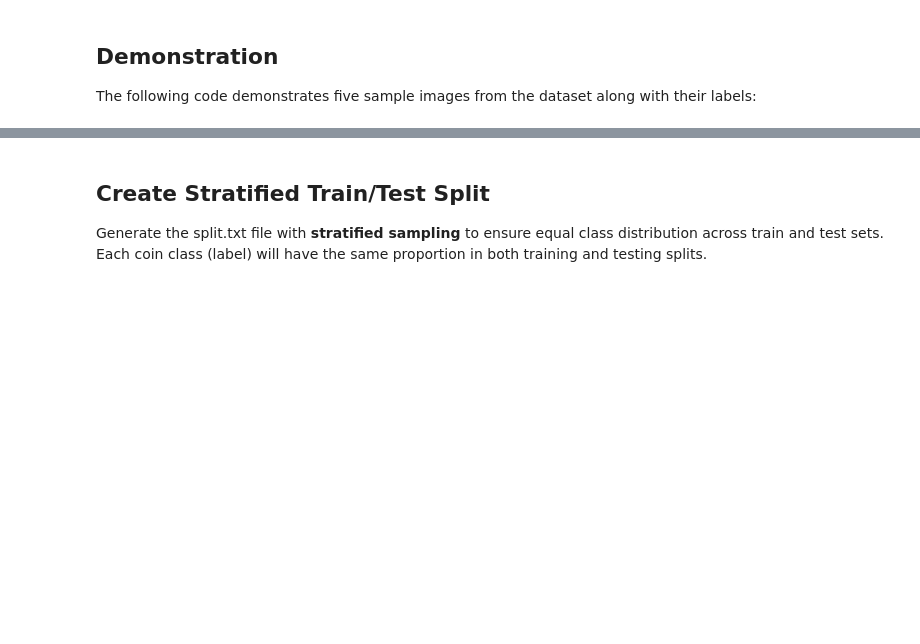
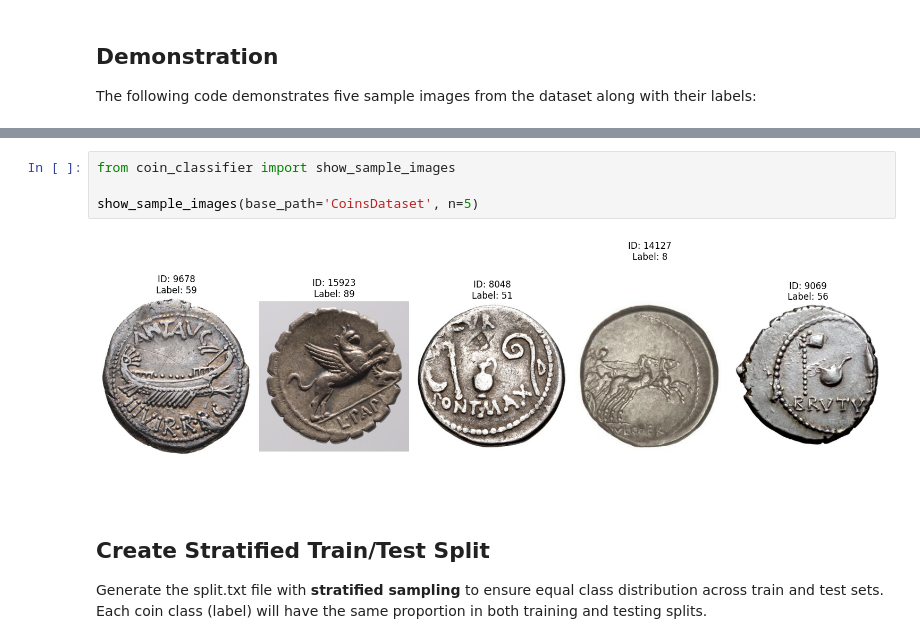
Before and after one commit to zradj/roman-coins-deep-learning, a Jupyter notebook: roman_coins_deep_learning.ipynb, the cells around one changed output, grey strips where cells are left out. Cells and saved outputs as stored; diff of their text form; blank space fills up the shorter version.

```diff
--- a/roman_coins_deep_learning.ipynb
+++ b/roman_coins_deep_learning.ipynb
@@ -228,3 +150,9 @@ plt.show()
+# %%
+from coin_classifier import show_sample_images
+
+show_sample_images(base_path='CoinsDataset', n=5)
+# %% [output]
+[figure, added]
 # %% [markdown]
 ## Create Stratified Train/Test Split
 
```
Also changed, not shown: parts of 35 cells of this notebook, 2 other files.
